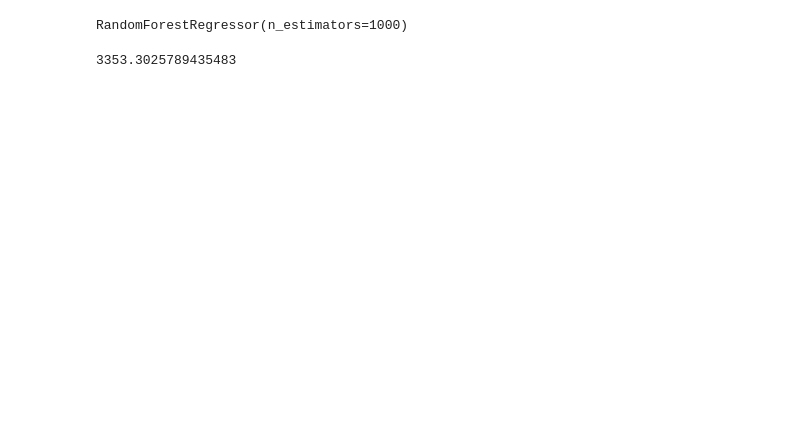
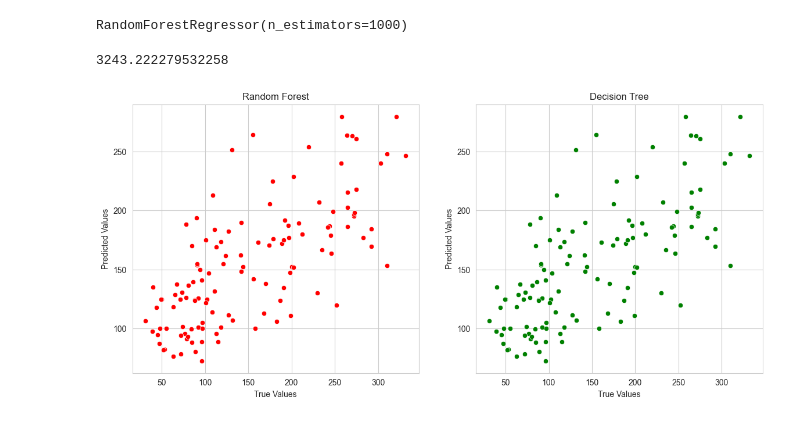
Before and after one commit to satyam1256/Data_Science, a Jupyter notebook: Machine_Learning/Decision_Tree/decision_tree.ipynb, the cells around one changed output. Cells and saved outputs as stored; diff of their text form; code cells hidden in the pictures; blank space fills up the shorter version.

```diff
--- a/Machine_Learning/Decision_Tree/decision_tree.ipynb
+++ b/Machine_Learning/Decision_Tree/decision_tree.ipynb
@@ -264,8 +264,8 @@ rf_regressor.fit(xtrain, ytrain)
 # %% [output]
 RandomForestRegressor(n_estimators=1000)
 # %%
-ypred = rf_regressor.predict(xtest)
+y_pred = rf_regressor.predict(xtest)
 # %%
 mean_squared_error(ypred, ytest)
 # %% [output]
-3353.3025789435483
+3243.222279532258
@@ -271,0 +275,16 @@ mean_squared_error(ypred, ytest)
+# %%
+fig, ax = plt.subplots(nrows= 1, ncols = 2, figsize= (14,6))
+
+sns.scatterplot(x=ytest, y=y_pred, ax=ax[0], color='red')
+ax[0].set_title('Random Forest')
+ax[0].set_xlabel('True Values')
+ax[0].set_ylabel('Predicted Values')
+
+sns.scatterplot(x=ytest, y=ypred, ax=ax[1], color='green')
+ax[1].set_title('Decision Tree')
+ax[1].set_xlabel('True Values')
+ax[1].set_ylabel('Predicted Values')
+
+plt.show()
+# %% [output]
+[figure, added]
```
Also changed, not shown: parts of 6 cells of this notebook, 13 other files.
